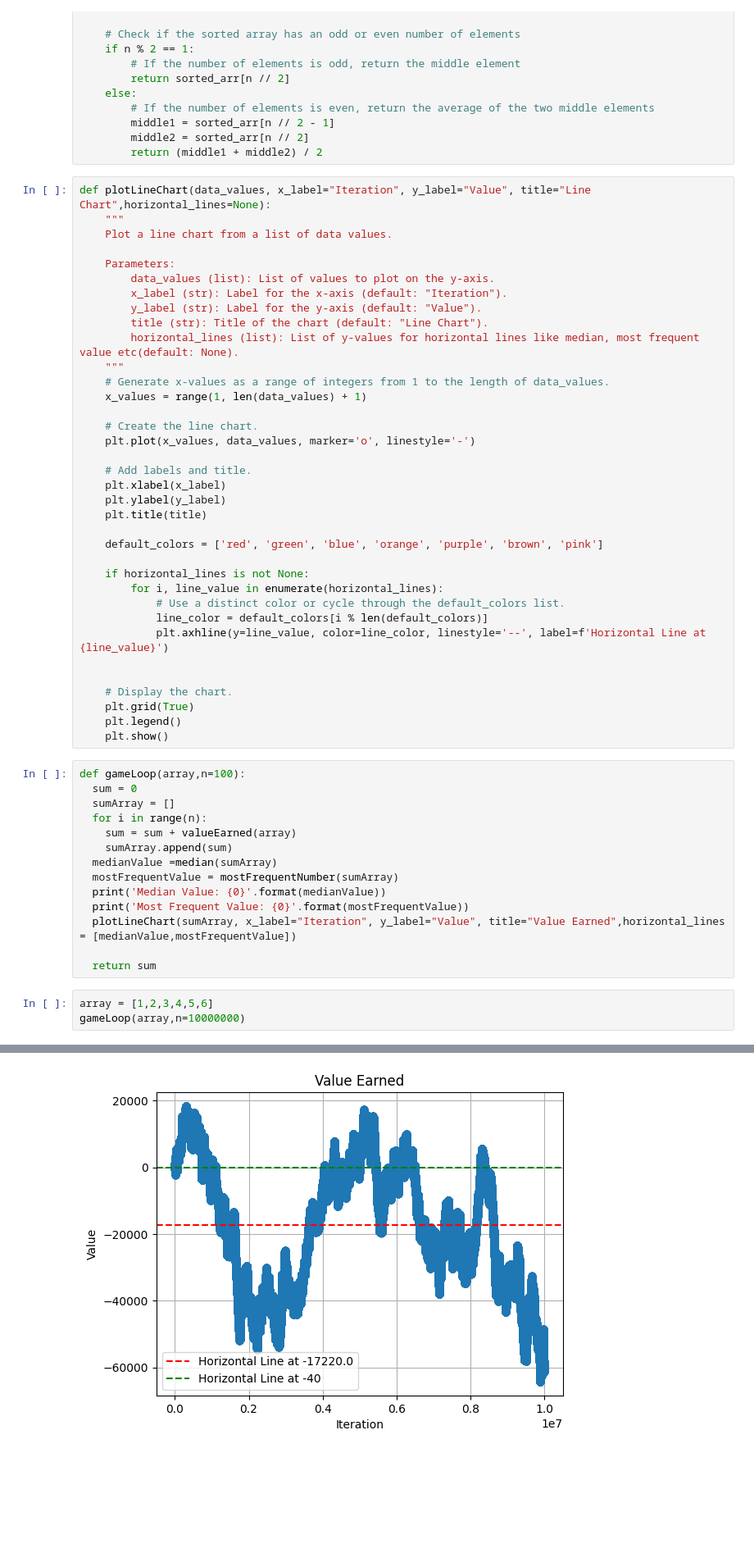
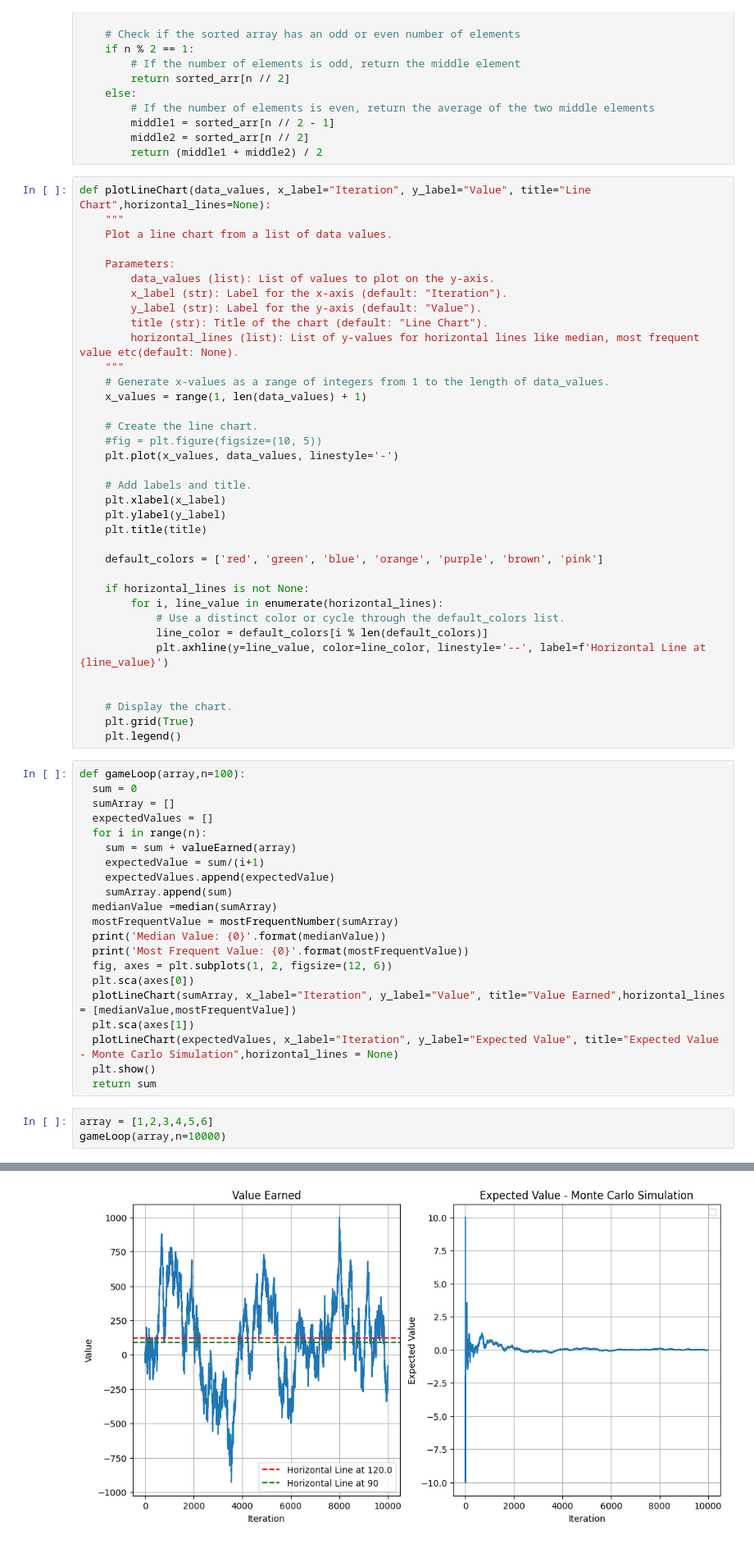
Before and after one commit to priyam3198/stats-playground, a Jupyter notebook: Monte_Carlo_Simulation_Dice_Roll.ipynb, the cells around one changed output, grey strips where cells are left out. Shown at 82% size. Cells and saved outputs as stored; diff of their text form; blank space fills up the shorter version.

Commit message:
Added plot for Expected Value

```diff
--- a/Monte_Carlo_Simulation_Dice_Roll.ipynb
+++ b/Monte_Carlo_Simulation_Dice_Roll.ipynb
@@ -70,7 +71,8 @@ def plotLineChart(data_values, x_label="Iteration", y_label="Value", title="Line
     x_values = range(1, len(data_values) + 1)
 
     # Create the line chart.
-    plt.plot(x_values, data_values, marker='o', linestyle='-')
+    #fig = plt.figure(figsize=(10, 5))
+    plt.plot(x_values, data_values, linestyle='-')
 
     # Add labels and title.
     plt.xlabel(x_label)
@@ -89,22 +91,28 @@ def plotLineChart(data_values, x_label="Iteration", y_label="Value", title="Line
     # Display the chart.
     plt.grid(True)
     plt.legend()
-    plt.show()
 # %%
 def gameLoop(array,n=100):
   sum = 0
   sumArray = []
+  expectedValues = []
   for i in range(n):
     sum = sum + valueEarned(array)
+    expectedValue = sum/(i+1)
+    expectedValues.append(expectedValue)
     sumArray.append(sum)
   medianValue =median(sumArray)
   mostFrequentValue = mostFrequentNumber(sumArray)
   print('Median Value: {0}'.format(medianValue))
   print('Most Frequent Value: {0}'.format(mostFrequentValue))
+  fig, axes = plt.subplots(1, 2, figsize=(12, 6))
+  plt.sca(axes[0])
   plotLineChart(sumArray, x_label="Iteration", y_label="Value", title="Value Earned",horizontal_lines = [medianValue,mostFrequentValue])
-
+  plt.sca(axes[1])
+  plotLineChart(expectedValues, x_label="Iteration", y_label="Expected Value", title="Expected Value - Monte Carlo Simulation",horizontal_lines = None)
+  plt.show()
   return sum
 # %%
 array = [1,2,3,4,5,6]
-gameLoop(array,n=10000000)
+gameLoop(array,n=10000)
 # %% [output]
@@ -113 +122 @@ Most Frequent Value: -40
-[figure, old version]
+[figure, new version]
```
Also changed, not shown: parts of 3 cells of this notebook.
